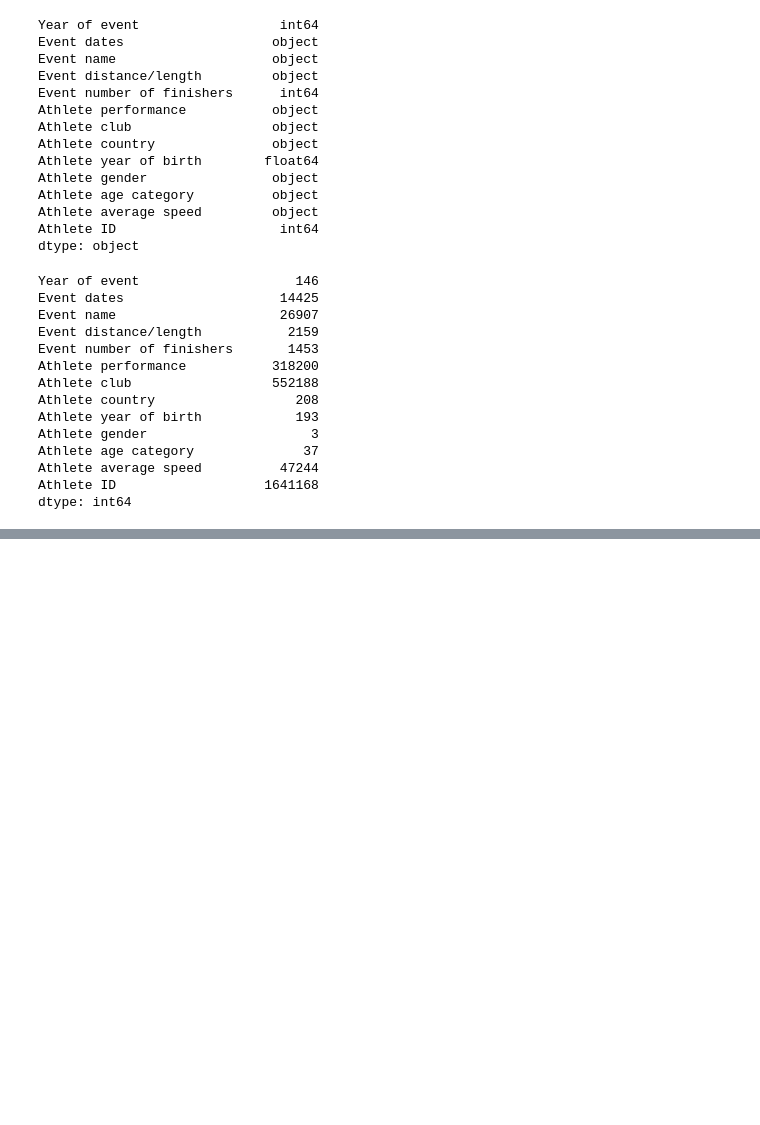
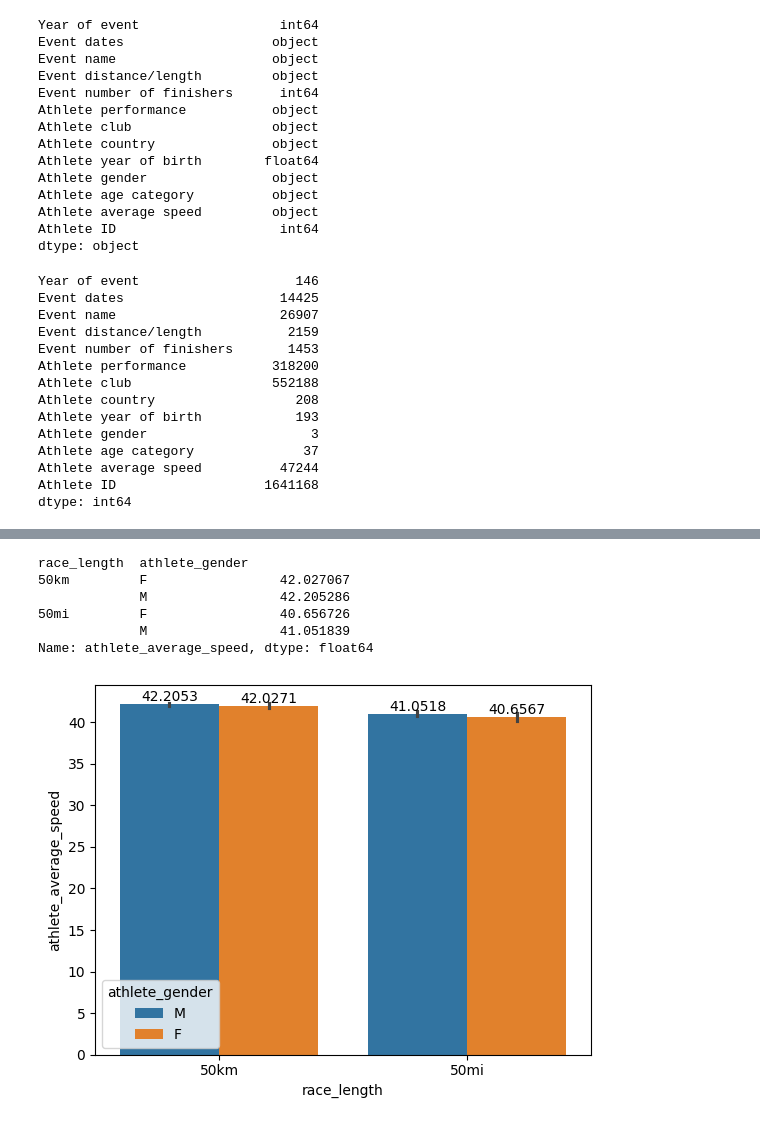
Before and after one commit to Ashik-jiddney/Data-Analysis, a Jupyter notebook: Ultra_Marathon_Races/UM_Races.ipynb, the cells around one changed output, grey strips where cells are left out. Saved outputs shown, nothing was run; the diff lists cells and outputs as text; code cells hidden in the pictures; blank space fills up the shorter version.

```diff
--- a/Ultra_Marathon_Races/UM_Races.ipynb
+++ b/Ultra_Marathon_Races/UM_Races.ipynb
@@ -57,0 +248,14 @@ dtype: int64
+# %%
+dataT = df2.groupby(['race_length', 'athlete_gender'])['athlete_average_speed'].mean()
+print(dataT)
+ax = sns.barplot(data=df2, x ='race_length' , y ='athlete_average_speed', hue='athlete_gender')
+for i in range (0,len(ax.containers)):
+    ax.bar_label(ax.containers[i])
+# %% [output]
+race_length  athlete_gender
+50km         F                 42.027067
+             M                 42.205286
+50mi         F                 40.656726
+             M                 41.051839
+Name: athlete_average_speed, dtype: float64
+[figure, added]
```
Also changed, not shown: parts of 22 cells of this notebook.
